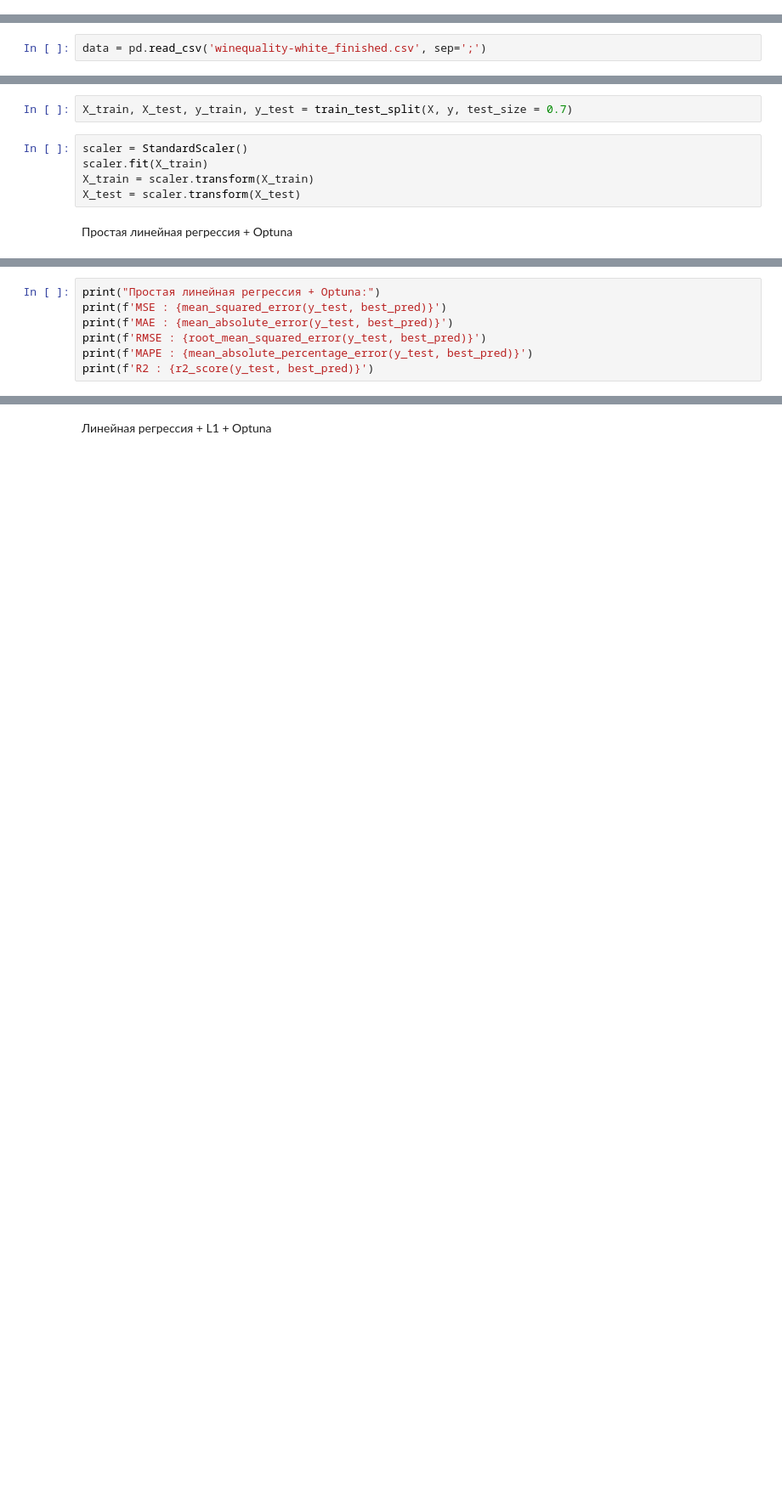
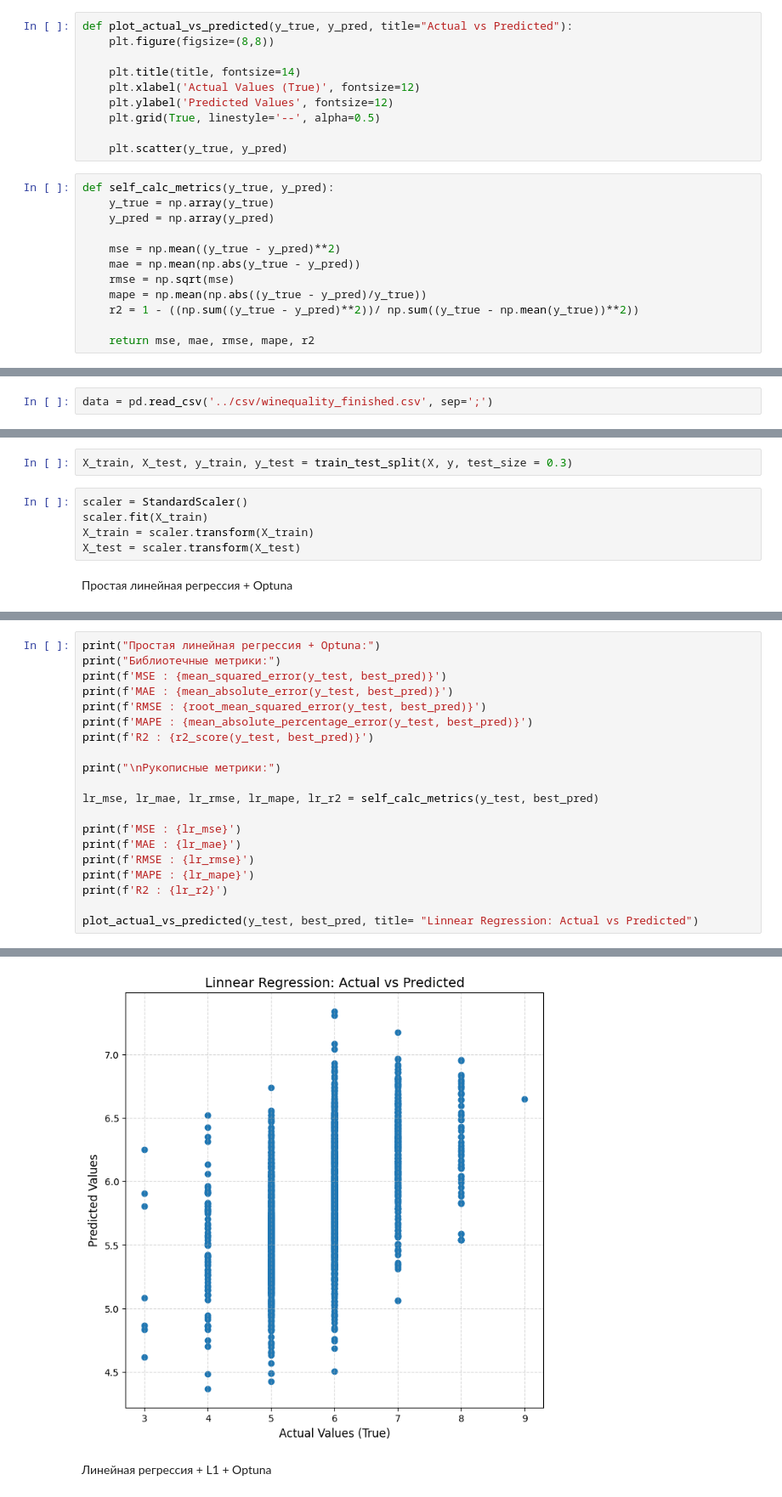
Before and after one commit to Chaizee/OMSTU_ML_LABS, a Jupyter notebook: lab2/lab2_regres.ipynb, the cells around one changed output, grey strips where cells are left out. Shown at 85% size. Saved outputs shown, nothing was run; the diff lists cells and outputs as text; blank space fills up the shorter version.

```diff
--- a/lab2/lab2_regres.ipynb
+++ b/lab2/lab2_regres.ipynb
@@ -20,15 +10,37 @@ from sklearn.preprocessing import StandardScaler, PolynomialFeatures
 from sklearn.pipeline import Pipeline
 from sklearn.metrics import mean_squared_error, mean_absolute_error, root_mean_squared_error, mean_absolute_percentage_error, r2_score
 import optuna
+# %%
+def plot_actual_vs_predicted(y_true, y_pred, title="Actual vs Predicted"):
+    plt.figure(figsize=(8,8))
+
+    plt.title(title, fontsize=14)
+    plt.xlabel('Actual Values (True)', fontsize=12)
+    plt.ylabel('Predicted Values', fontsize=12)
+    plt.grid(True, linestyle='--', alpha=0.5)
+
+    plt.scatter(y_true, y_pred)
+# %%
+def self_calc_metrics(y_true, y_pred):
+    y_true = np.array(y_true)
+    y_pred = np.array(y_pred)
+
+    mse = np.mean((y_true - y_pred)**2)
+    mae = np.mean(np.abs(y_true - y_pred))
+    rmse = np.sqrt(mse)
+    mape = np.mean(np.abs((y_true - y_pred)/y_true))
+    r2 = 1 - ((np.sum((y_true - y_pred)**2))/ np.sum((y_true - np.mean(y_true))**2))
+
+    return mse, mae, rmse, mape, r2
 # %%
 RANDOM_STATE = 42
 # %%
-data = pd.read_csv('winequality-white_finished.csv', sep=';')
+data = pd.read_csv('../csv/winequality_finished.csv', sep=';')
 # %%
 X = data.drop(columns = ['quality'])
 y = data['quality']
 # %%
-X_train, X_test, y_train, y_test = train_test_split(X, y, test_size = 0.7)
+X_train, X_test, y_train, y_test = train_test_split(X, y, test_size = 0.3)
 # %%
 scaler = StandardScaler()
 scaler.fit(X_train)
@@ -78,9 +90,22 @@ best_pred = best_model.predict(X_test)
 # %%
 print("Простая линейная регрессия + Optuna:")
+print("Библиотечные метрики:")
 print(f'MSE : {mean_squared_error(y_test, best_pred)}')
 print(f'MAE : {mean_absolute_error(y_test, best_pred)}')
 print(f'RMSE : {root_mean_squared_error(y_test, best_pred)}')
 print(f'MAPE : {mean_absolute_percentage_error(y_test, best_pred)}')
 print(f'R2 : {r2_score(y_test, best_pred)}')
+
+print("\nРукописные метрики:")
+
+lr_mse, lr_mae, lr_rmse, lr_mape, lr_r2 = self_calc_metrics(y_test, best_pred)
+
+print(f'MSE : {lr_mse}')
+print(f'MAE : {lr_mae}')
+print(f'RMSE : {lr_rmse}')
+print(f'MAPE : {lr_mape}')
+print(f'R2 : {lr_r2}')
+
+plot_actual_vs_predicted(y_test, best_pred, title= "Linnear Regression: Actual vs Predicted")
 # %% [output]
 Простая линейная регрессия + Optuna:
@@ -92,3 +125,4 @@ R2 : 0.2832946499873149
+[figure, added]
 # %% [markdown]
 Линейная регрессия + L1 + Optuna
 # %%
```
Also changed, not shown: parts of 15 cells of this notebook, 4 other files.
